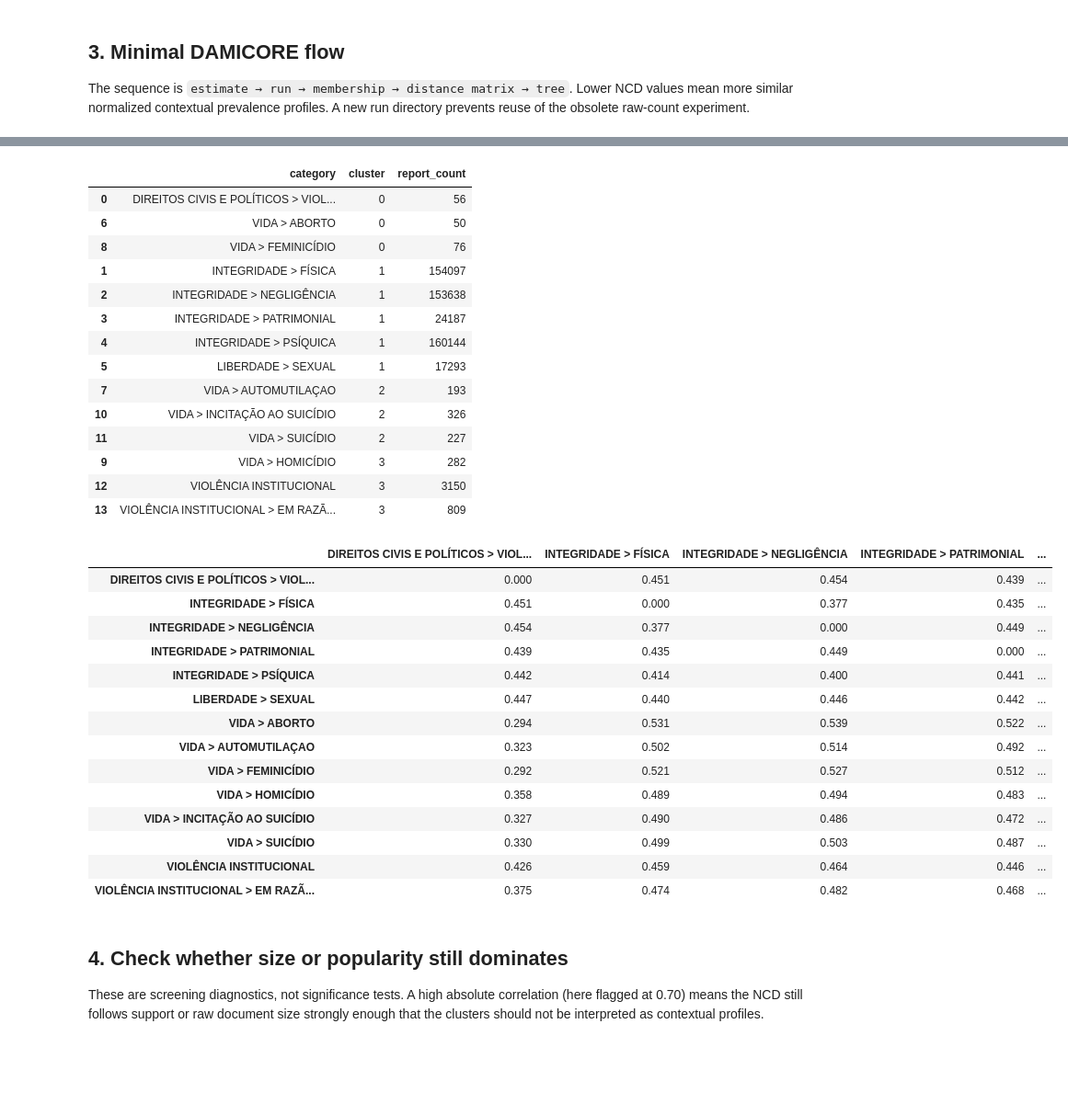
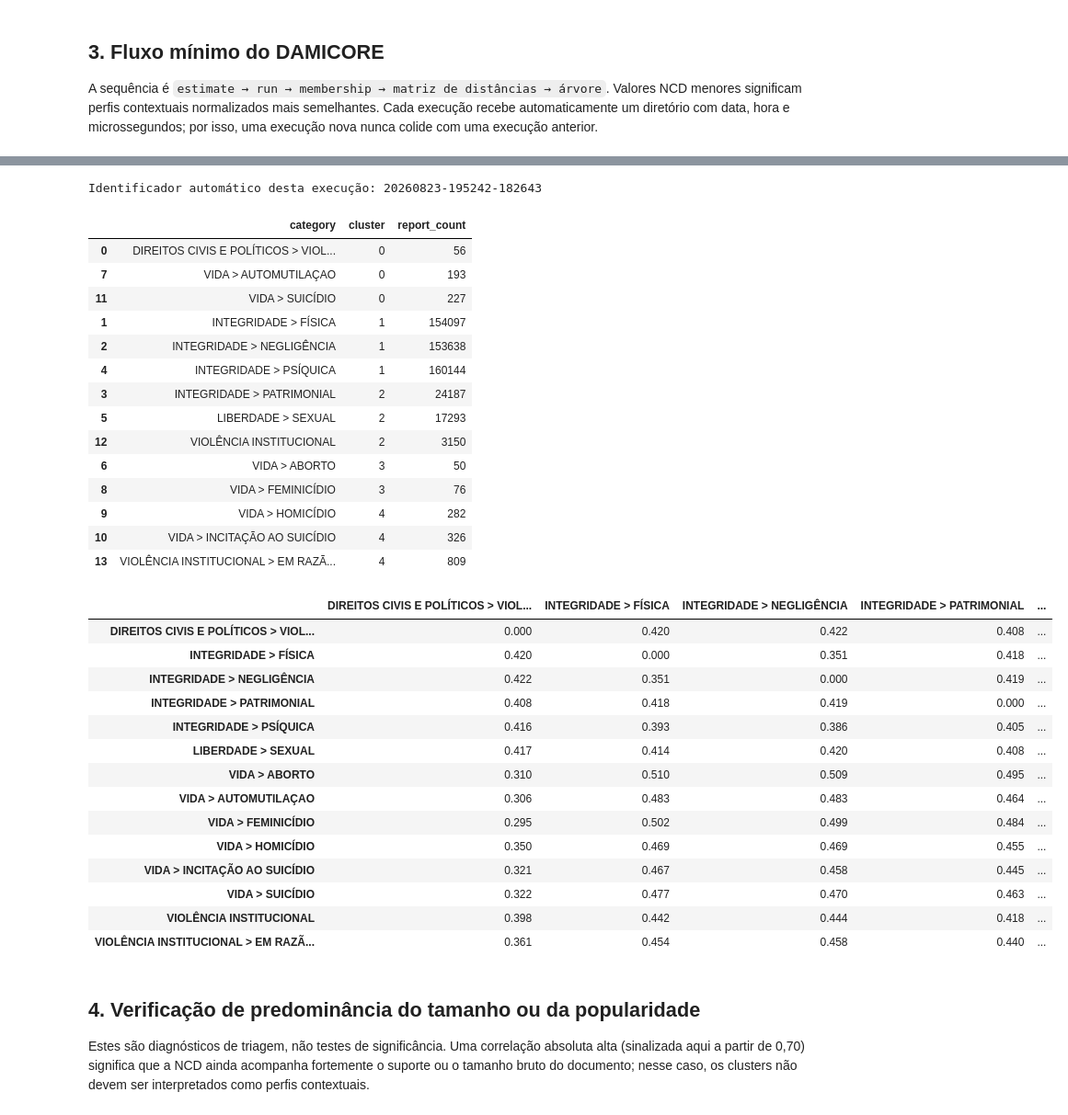
Before and after one commit to rckbrcls/data-mining, a Jupyter notebook: notebooks/01_damicore_abuse_categories.ipynb, the cells around one changed output, grey strips where cells are left out. Shown at 92% size. Cells and saved outputs as stored; diff of their text form; code cells hidden in the pictures; blank space fills up the shorter version.

```diff
--- a/notebooks/01_damicore_abuse_categories.ipynb
+++ b/notebooks/01_damicore_abuse_categories.ipynb
@@ -202,7 +234,7 @@ for old_file in CORPUS_DIR.glob("*.txt"):
 
 profile_counts = context_counts.loc[
     context_counts["category"].isin(included_categories)
-    & context_counts["dimension"].ne("report")
+    & context_counts["dimension"].ne("denuncia")
 ].copy()
 vocabulary = (
     profile_counts[["dimension", "value"]]
@@ -242,10 +274,10 @@ corpus_sizes = pd.Series(
     {(path.name): path.stat().st_size for path in CORPUS_DIR.glob("*.txt")},
     name="bytes",
 )
-assert corpus_sizes.nunique() == 1, "Normalized documents must have identical byte length."
+assert corpus_sizes.nunique() == 1, "Os documentos normalizados devem ter o mesmo tamanho em bytes."
 display(category_map)
-print(f"Context keys per category: {len(vocabulary)}")
-print(f"Bytes per normalized document: {int(corpus_sizes.iloc[0])}")
+print(f"Chaves contextuais por categoria: {len(vocabulary)}")
+print(f"Bytes por documento normalizado: {int(corpus_sizes.iloc[0])}")
 # %% [output]
 |  | label | category | report_count |
 | 0 | category-001.txt | DIREITOS CIVIS E POLÍTICOS > VIOL... | 56 |
@@ -267,13 +299,16 @@ Bytes per normalized document: 4495
 # %% [markdown]
-## 3. Minimal DAMICORE flow
+## 3. Fluxo mínimo do DAMICORE
 
-The sequence is `estimate → run → membership → distance matrix → tree`. Lower NCD values mean more similar normalized contextual prevalence profiles. A new run directory prevents reuse of the obsolete raw-count experiment.
+A sequência é `estimate → run → membership → matriz de distâncias → árvore`. Valores NCD menores significam perfis contextuais normalizados mais semelhantes. Cada execução recebe automaticamente um diretório com data, hora e microssegundos; por isso, uma execução nova nunca colide com uma execução anterior.
 # %%
 preview = estimate(CORPUS_DIR, source_kind="files")
 display(preview.model_dump())
 if not preview.within_limits:
-    raise RuntimeError(f"DAMICORE limits exceeded: {preview.violations}")
+    raise RuntimeError(f"Os limites do DAMICORE foram excedidos: {preview.violations}")
 
+RUN_ID = datetime.now().astimezone().strftime("%Y%m%d-%H%M%S-%f")
+RUN_DIR = WORK_DIR / f"normalized-run-{RUN_ID}"
+print(f"Identificador automático desta execução: {RUN_ID}")
 result = run(CORPUS_DIR, source_kind="files", output_dir=RUN_DIR)
 try:
     membership = result.membership.copy()
@@ -323,39 +358,40 @@ display(category_distance_matrix.round(3))
  'within_limits': True,
  'violations': []}
+Identificador automático desta execução: 20260823-195242-182643
 |  | category | cluster | report_count |
 | 0 | DIREITOS CIVIS E POLÍTICOS > VIOL... | 0 | 56 |
-| 6 | VIDA > ABORTO | 0 | 50 |
-| 8 | VIDA > FEMINICÍDIO | 0 | 76 |
+| 7 | VIDA > AUTOMUTILAÇAO | 0 | 193 |
+| 11 | VIDA > SUICÍDIO | 0 | 227 |
 | 1 | INTEGRIDADE > FÍSICA | 1 | 154097 |
 | 2 | INTEGRIDADE > NEGLIGÊNCIA | 1 | 153638 |
-| 3 | INTEGRIDADE > PATRIMONIAL | 1 | 24187 |
 | 4 | INTEGRIDADE > PSÍQUICA | 1 | 160144 |
-| 5 | LIBERDADE > SEXUAL | 1 | 17293 |
-| 7 | VIDA > AUTOMUTILAÇAO | 2 | 193 |
-| 10 | VIDA > INCITAÇÃO AO SUICÍDIO | 2 | 326 |
-| 11 | VIDA > SUICÍDIO | 2 | 227 |
-| 9 | VIDA > HOMICÍDIO | 3 | 282 |
-| 12 | VIOLÊNCIA INSTITUCIONAL | 3 | 3150 |
-| 13 | VIOLÊNCIA INSTITUCIONAL > EM RAZÃ... | 3 | 809 |
+| 3 | INTEGRIDADE > PATRIMONIAL | 2 | 24187 |
+| 5 | LIBERDADE > SEXUAL | 2 | 17293 |
+| 12 | VIOLÊNCIA INSTITUCIONAL | 2 | 3150 |
+| 6 | VIDA > ABORTO | 3 | 50 |
+| 8 | VIDA > FEMINICÍDIO | 3 | 76 |
+| 9 | VIDA > HOMICÍDIO | 4 | 282 |
+| 10 | VIDA > INCITAÇÃO AO SUICÍDIO | 4 | 326 |
+| 13 | VIOLÊNCIA INSTITUCIONAL > EM RAZÃ... | 4 | 809 |
 |  | DIREITOS CIVIS E POLÍTICOS > VIOL... | INTEGRIDADE > FÍSICA | INTEGRIDADE > NEGLIGÊNCIA | INTEGRIDADE > PATRIMONIAL | ... |
-| DIREITOS CIVIS E POLÍTICOS > VIOL... | 0.000 | 0.451 | 0.454 | 0.439 | ... |
-| INTEGRIDADE > FÍSICA | 0.451 | 0.000 | 0.377 | 0.435 | ... |
-| INTEGRIDADE > NEGLIGÊNCIA | 0.454 | 0.377 | 0.000 | 0.449 | ... |
-| INTEGRIDADE > PATRIMONIAL | 0.439 | 0.435 | 0.449 | 0.000 | ... |
-| INTEGRIDADE > PSÍQUICA | 0.442 | 0.414 | 0.400 | 0.441 | ... |
-| LIBERDADE > SEXUAL | 0.447 | 0.440 | 0.446 | 0.442 | ... |
-| VIDA > ABORTO | 0.294 | 0.531 | 0.539 | 0.522 | ... |
-| VIDA > AUTOMUTILAÇAO | 0.323 | 0.502 | 0.514 | 0.492 | ... |
-| VIDA > FEMINICÍDIO | 0.292 | 0.521 | 0.527 | 0.512 | ... |
-| VIDA > HOMICÍDIO | 0.358 | 0.489 | 0.494 | 0.483 | ... |
-| VIDA > INCITAÇÃO AO SUICÍDIO | 0.327 | 0.490 | 0.486 | 0.472 | ... |
-| VIDA > SUICÍDIO | 0.330 | 0.499 | 0.503 | 0.487 | ... |
-| VIOLÊNCIA INSTITUCIONAL | 0.426 | 0.459 | 0.464 | 0.446 | ... |
-| VIOLÊNCIA INSTITUCIONAL > EM RAZÃ... | 0.375 | 0.474 | 0.482 | 0.468 | ... |
+| DIREITOS CIVIS E POLÍTICOS > VIOL... | 0.000 | 0.420 | 0.422 | 0.408 | ... |
+| INTEGRIDADE > FÍSICA | 0.420 | 0.000 | 0.351 | 0.418 | ... |
+| INTEGRIDADE > NEGLIGÊNCIA | 0.422 | 0.351 | 0.000 | 0.419 | ... |
+| INTEGRIDADE > PATRIMONIAL | 0.408 | 0.418 | 0.419 | 0.000 | ... |
+| INTEGRIDADE > PSÍQUICA | 0.416 | 0.393 | 0.386 | 0.405 | ... |
+| LIBERDADE > SEXUAL | 0.417 | 0.414 | 0.420 | 0.408 | ... |
+| VIDA > ABORTO | 0.310 | 0.510 | 0.509 | 0.495 | ... |
+| VIDA > AUTOMUTILAÇAO | 0.306 | 0.483 | 0.483 | 0.464 | ... |
+| VIDA > FEMINICÍDIO | 0.295 | 0.502 | 0.499 | 0.484 | ... |
+| VIDA > HOMICÍDIO | 0.350 | 0.469 | 0.469 | 0.455 | ... |
+| VIDA > INCITAÇÃO AO SUICÍDIO | 0.321 | 0.467 | 0.458 | 0.445 | ... |
+| VIDA > SUICÍDIO | 0.322 | 0.477 | 0.470 | 0.463 | ... |
+| VIOLÊNCIA INSTITUCIONAL | 0.398 | 0.442 | 0.444 | 0.418 | ... |
+| VIOLÊNCIA INSTITUCIONAL > EM RAZÃ... | 0.361 | 0.454 | 0.458 | 0.440 | ... |
 # %% [markdown]
-## 4. Check whether size or popularity still dominates
+## 4. Verificação de predominância do tamanho ou da popularidade
 
-These are screening diagnostics, not significance tests. A high absolute correlation (here flagged at 0.70) means the NCD still follows support or raw document size strongly enough that the clusters should not be interpreted as contextual profiles.
+Estes são diagnósticos de triagem, não testes de significância. Uma correlação absoluta alta (sinalizada aqui a partir de 0,70) significa que a NCD ainda acompanha fortemente o suporte ou o tamanho bruto do documento; nesse caso, os clusters não devem ser interpretados como perfis contextuais.
 # %%
 category_lookup = category_clusters.set_index("label")
 pair_rows = []
```
Also changed, not shown: parts of 15 cells of this notebook, 7 other files.
